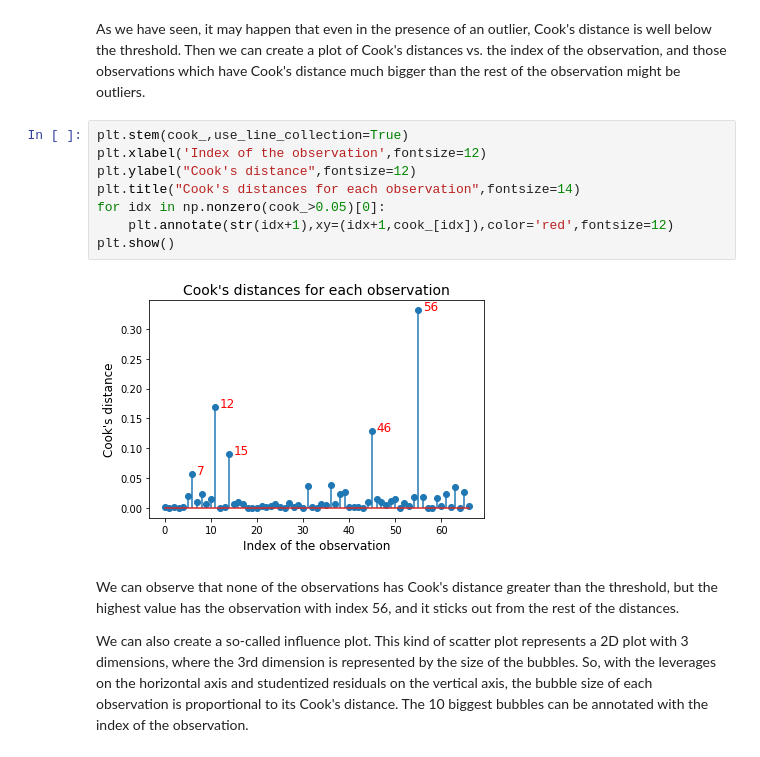
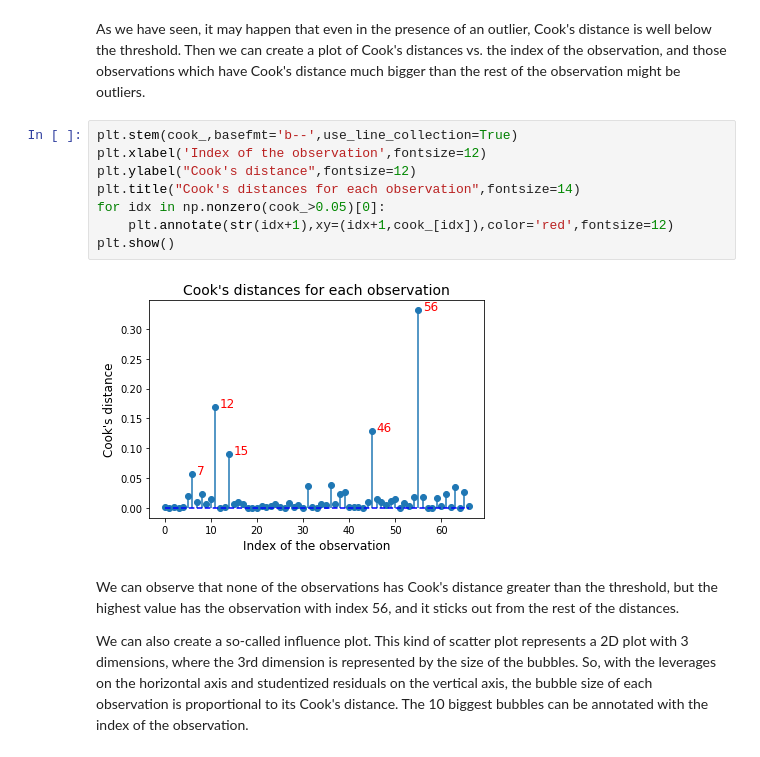
Before and after one commit to Gaushoki/Advanced-Machine-Learning, a Jupyter notebook: Vol1-LabExercises/Chapter3/Ch3-Ex3-OutlierDetection.ipynb, the cells around one changed output. Saved outputs shown, nothing was run; the diff lists cells and outputs as text.

Commit message:
Update Ch3-Ex3-OutlierDetection.ipynb
Stem plot updated (baseline color changed)

```diff
--- a/Vol1-LabExercises/Chapter3/Ch3-Ex3-OutlierDetection.ipynb
+++ b/Vol1-LabExercises/Chapter3/Ch3-Ex3-OutlierDetection.ipynb
@@ -899,15 +899,15 @@ plt.show()
 # %% [markdown]
 As we have seen, it may happen that even in the presence of an outlier, Cook's distance is well below the threshold. Then we can create a plot of Cook's distances vs. the index of the observation, and those observations which have Cook's distance much bigger than the rest of the observation might be outliers.
 # %%
-plt.stem(cook_,use_line_collection=True)
+plt.stem(cook_,basefmt='b--',use_line_collection=True)
 plt.xlabel('Index of the observation',fontsize=12)
 plt.ylabel("Cook's distance",fontsize=12)
 plt.title("Cook's distances for each observation",fontsize=14)
 for idx in np.nonzero(cook_>0.05)[0]:
     plt.annotate(str(idx+1),xy=(idx+1,cook_[idx]),color='red',fontsize=12)
 plt.show()
 # %% [output]
-[figure, old version]
+[figure, new version]
 # %% [markdown]
 We can observe that none of the observations has Cook's distance greater than the threshold, but the highest value has the observation with index 56, and it sticks out from the rest of the distances.
 
```
Also changed, not shown: parts of 4 cells of this notebook.
